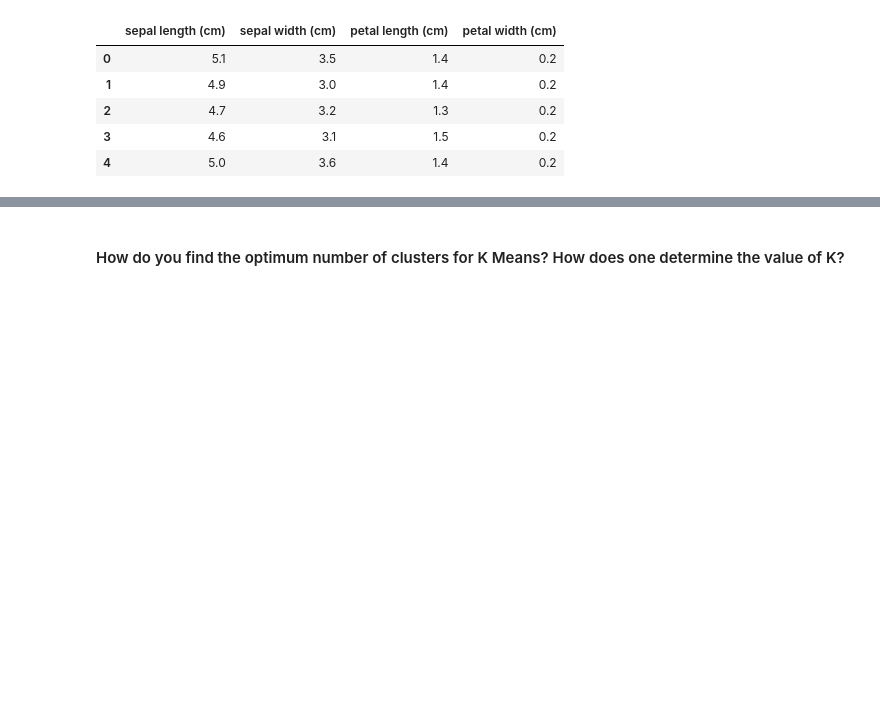
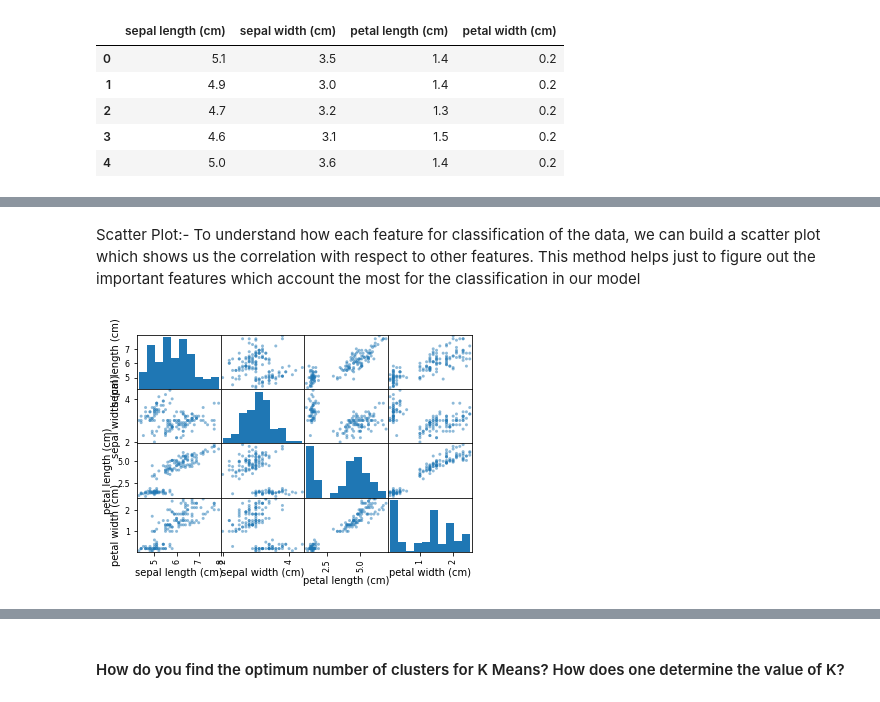
Before and after one commit to trupti1605/sparksfoundationinternship-, a Jupyter notebook: Sol2. KMeans_Clustering.ipynb, the cells around one changed output, grey strips where cells are left out. Cells and saved outputs as stored; diff of their text form; code cells hidden in the pictures; blank space fills up the shorter version.

```diff
--- a/Sol2. KMeans_Clustering.ipynb
+++ b/Sol2. KMeans_Clustering.ipynb
@@ -22,0 +45,8 @@ iris_df.head() # See the first 5 rows
+# %% [markdown]
+Scatter Plot:- To understand how each feature for classification of the data, we can build a scatter plot which shows us the correlation with respect to other features. This method helps just to figure out the important features which account the most for the classification in our model
+# %%
+from pandas.plotting import scatter_matrix
+scatter_matrix(iris_df)
+plt.show()
+# %% [output]
+[figure, added]
```
Also changed, not shown: parts of 7 cells of this notebook.
